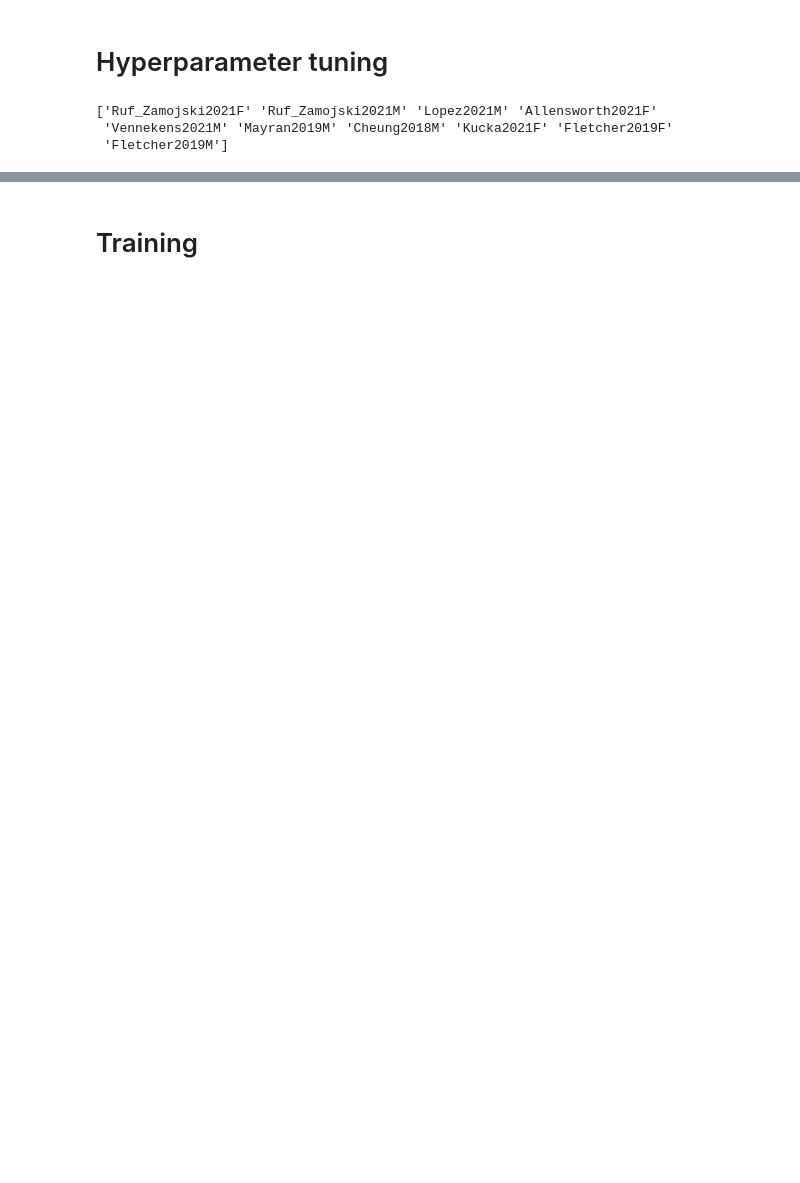
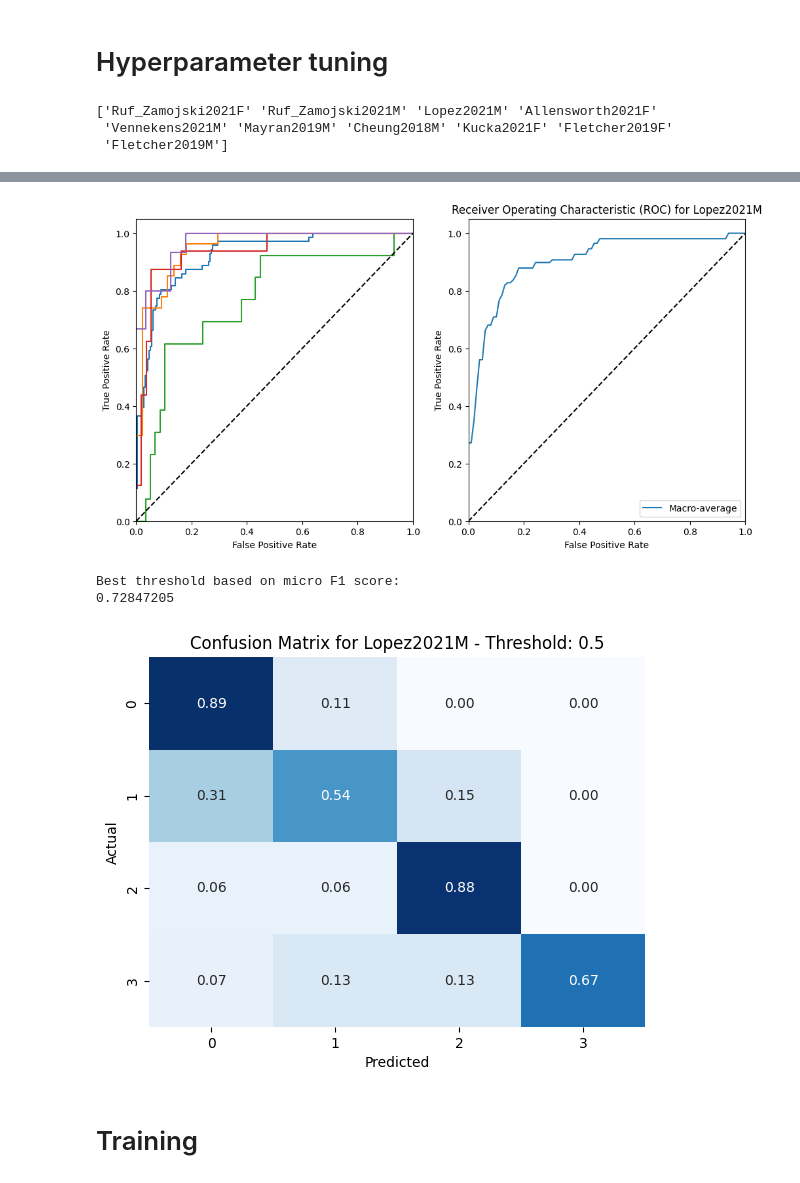
Before and after one commit to nicolaromano/corticotroph-heterogeneity, a Jupyter notebook: 09_train_models.ipynb, the cells around one changed output, grey strips where cells are left out. Drawn from its saved outputs; the diff is of its cells as text; code cells hidden in the pictures; blank space fills up the shorter version.

```diff
--- a/09_train_models.ipynb
+++ b/09_train_models.ipynb
@@ -8,8 +15,8 @@ from model_trainer import LabelTransferTrainer
 datasets = pd.read_csv('datasets.csv')
 datasets = datasets[~datasets['study_id'].isin(['Ho2020M', 'Ho2020F'])]
 
-trainer = LabelTransferTrainer(hyperparams_file='hyperparams.csv',
-                               data_dir='exported_matrices',
-                               output_dir='label_transfer_model_output',
-                               verbose=False,
-                               random_seed=12345)
+data_dir = "exported_matrices"
+output_dir = "label_transfer_model_output"
+random_seed = 12345
+
+hyperparams = pd.read_csv('hyperparams.csv')
@@ -182,2 +328,41 @@ NameError: name 'keras' is not defined
+# %%
+# Plot ROC curves
+fig, ax = plt.subplots(1, 2, figsize=(12, 6))
+
+ax[0].plot(metrics["fpr"]["micro"], metrics["tpr"]["micro"], label='Micro-average (area = {0:0.2f})'.format(metrics["roc_auc"]["micro"]))
+for i in range(hp['num_classes']):
+    ax[0].plot(metrics["fpr"][i], metrics["tpr"][i], label='Class {0} (area = {1:0.2f})'.format(i, metrics["roc_auc"][i]))
+
+for a in ax:
+    a.plot([0, 1], [0, 1], 'k--')
+    a.set_xlim([0.0, 1.0])
+    a.set_ylim([0.0, 1.05])
+    a.set_xlabel('False Positive Rate')
+    a.set_ylabel('True Positive Rate')
+
+ax[1].plot(metrics["all_fpr"], metrics["mean_tpr"], label='Macro-average')
+
+plt.title(f'Receiver Operating Characteristic (ROC) for {study_id}')
+plt.legend(loc="lower right")
+plt.show()
+
+# Print the best threshold based on the macro F1 score
+print('Best threshold based on micro F1 score:')
+
+best_threshold = metrics["threshold"]['micro'][np.argmax(metrics["mean_tpr"] - metrics["all_fpr"])]
+print(best_threshold)
+
+cm = confusion_matrix(cluster_test, predictions, normalize='true')
+
+sns.heatmap(cm, annot=True, fmt='0.2f', cmap='Blues', cbar=False)
+plt.xlabel('Predicted')
+plt.ylabel('Actual')
+plt.title(f'Confusion Matrix for {study_id} - Threshold: 0.5')
+plt.show()
+# %% [output]
+[figure, added]
+Best threshold based on micro F1 score:
+0.72847205
+[figure, added]
 # %% [markdown]
 # Training
```
Also changed, not shown: parts of 19 cells of this notebook.
